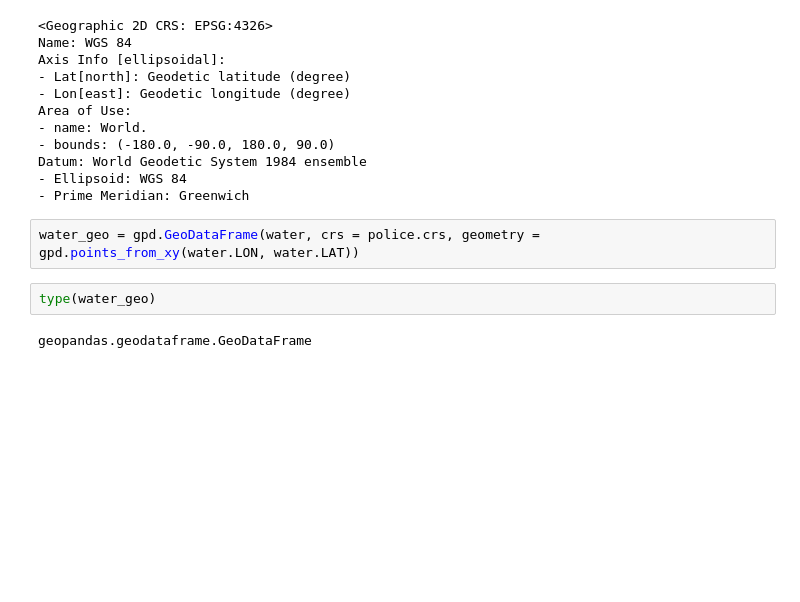
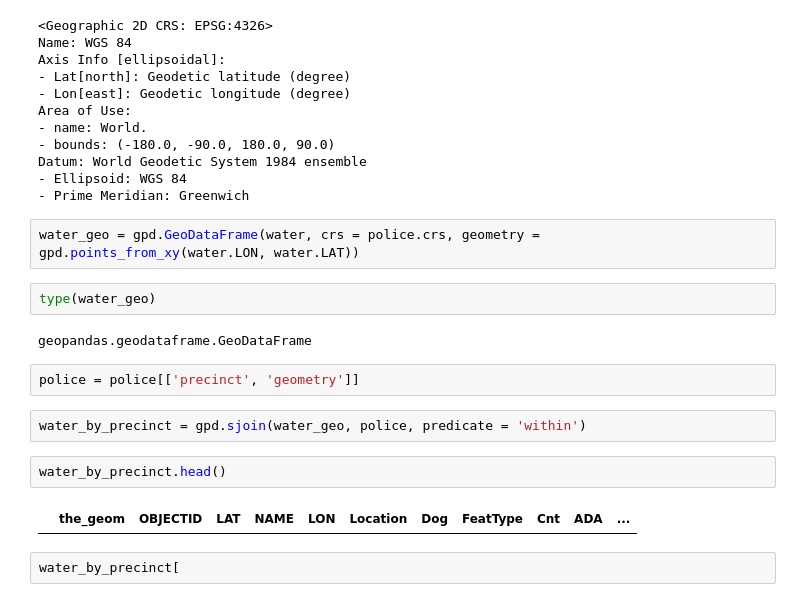
Before and after one commit to NSS-Data-Analytics-Cohort-10/geospatial-python-workshop-ekinnard23, a Jupyter notebook: notebooks/ekinnard_geospacial.ipynb, the cells around one changed output. Drawn from its saved outputs; the diff is of its cells as text; blank space fills up the shorter version.

Commit message:
water by precinct error beginning

```diff
--- a/notebooks/ekinnard_geospacial.ipynb
+++ b/notebooks/ekinnard_geospacial.ipynb
@@ -110,3 +110,13 @@ water_geo = gpd.GeoDataFrame(water, crs = police.crs, geometry = gpd.points_from
 type(water_geo)
 # %% [output]
 geopandas.geodataframe.GeoDataFrame
+# %%
+police = police[['precinct', 'geometry']]
+# %%
+water_by_precinct = gpd.sjoin(water_geo, police, predicate = 'within')
+# %%
+water_by_precinct.head()
+# %% [output]
+|  | the_geom | OBJECTID | LAT | NAME | LON | Location | Dog | FeatType | Cnt | ADA | ... |
+# %%
+water_by_precinct[
```
